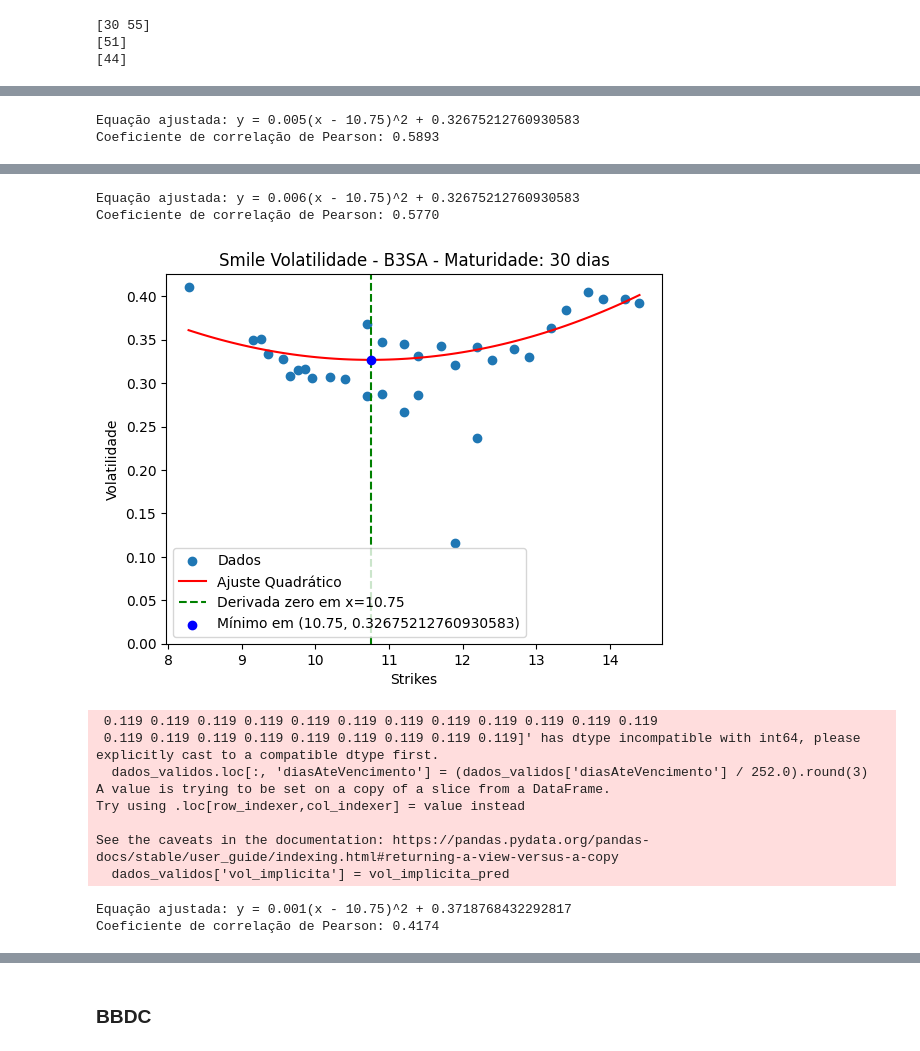
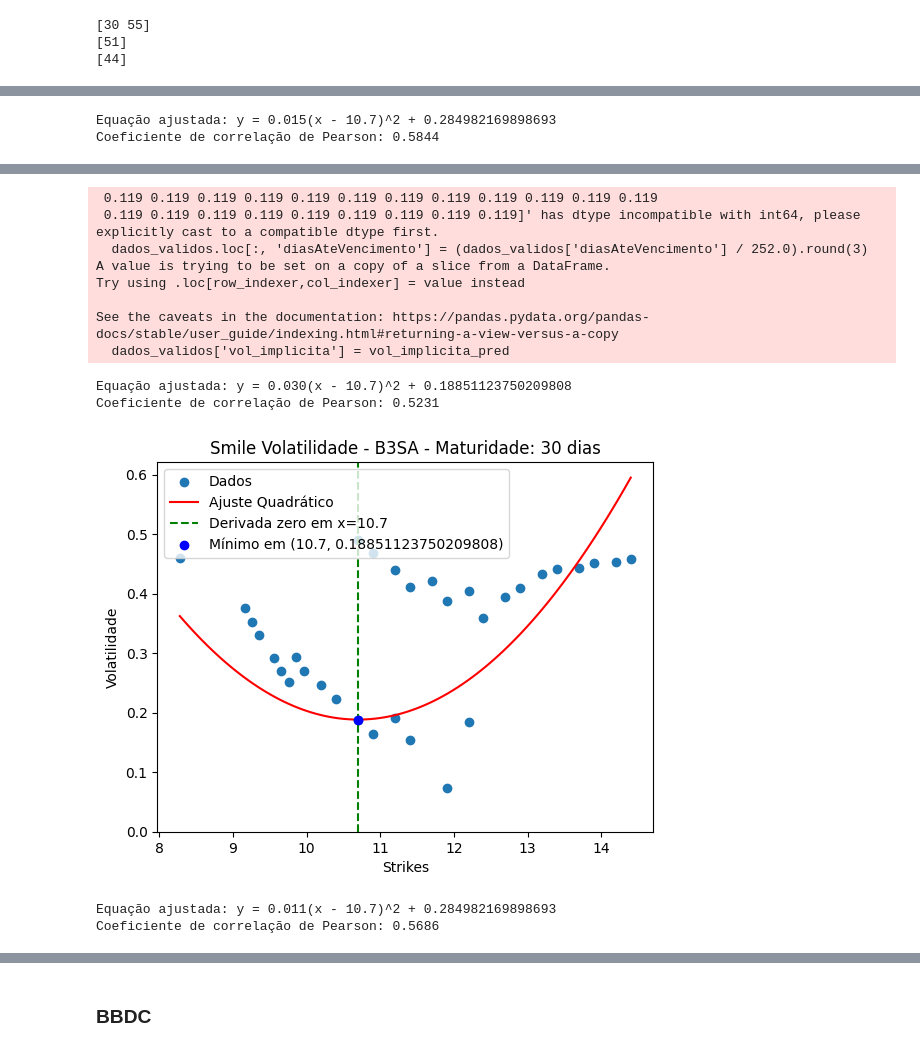
Before and after one commit to VitorSancho/IVOptionPredictor, a Jupyter notebook: projeto/src/MLApp/Avaliacao.ipynb, the cells around one changed output, grey strips where cells are left out. Cells and saved outputs as stored; diff of their text form; code cells hidden in the pictures.

Commit message:
finalizando avaliação dos modelos

```diff
--- a/projeto/src/MLApp/Avaliacao.ipynb
+++ b/projeto/src/MLApp/Avaliacao.ipynb
@@ -291,7 +317,11 @@ dados_b3_filtrado
 from joblib import load
 
 # Carregar o modelo salvo
-modelo_boost_carregado = load('random_forest_treinado.joblib')
+modelo_random_carregado = load('random_forest_treinado.joblib')
+
+modelo_boost_carregado = load('boost_treinado.joblib')
+
+modelo_redeneural_carregado = load('rede_neural.joblib')
 # %% [markdown]
 <h5>Segregando dados</h5>
 # %%
@@ -357,22 +387,24 @@ def fitar_superficie(dados: pd.DataFrame, dias_vencimento: int, spot: int, ativo
     x0 = spot
 
     if not predita:
-        dados_originais = dados[dados['dado_original'] == 1]
+        dados_originais = dados[(dados['dado_original'] == 1) & (dados['vol_implicita'] > 0)]
         diferencas = (dados_originais['strike'] - x0).abs()
         menor_diferenca = diferencas.min()
         registros_com_menor_diferenca = dados_originais[(diferencas == menor_diferenca)]
-        valor_mais_proximo = registros_com_menor_diferenca['vol_implicita'].mean()
+        valor_mais_proximo = registros_com_menor_diferenca['vol_implicita'].min()
     else:
-        diferencas = (dados['strike'] - x0).abs()
+        dados_diff = dados[dados['vol_implicita'] > 0]
+        diferencas = (dados_diff['strike'] - x0).abs()
         menor_diferenca = diferencas.min()
-        registros_com_menor_diferenca = dados[(diferencas == menor_diferenca)]
-        valor_mais_proximo = registros_com_menor_diferenca['vol_implicita'].mean()
+        registros_com_menor_diferenca = dados_diff[(diferencas == menor_diferenca)]
+        valor_mais_proximo = registros_com_menor_diferenca['vol_implicita'].min()
 
 
     # Obter o valor mais próximo
     # valor_mais_proximo = dados_no_vencimento.loc[indice_mais_proximo, 'vol_implicita']
 
     y0 = valor_mais_proximo
+    x0 = registros_com_menor_diferenca['strike'].min()
 
     # Ajustar a função quadrática com as restrições
     a, x0, y0 = fit_quadratic_with_minimum(x_data, y_data, x0, y0)
@@ -417,7 +449,7 @@ def fittar_superficie_com_predicoes_para_nao_convergentes(dados: pd.DataFrame, s
 
     features_dados_faltantes = dados_faltantes[['strike', 'diasAteVencimento', 'spot', 'taxaDeJuros', 'premio', 'callPut']].values
 
-    vol_implicita_pred = modelo_boost_carregado.predict(features_dados_faltantes)
+    vol_implicita_pred = modelo_random_carregado.predict(features_dados_faltantes)
 
     dados_faltantes['vol_implicita'] = vol_implicita_pred
 
@@ -872,24 +964,13 @@ plt.show()
 # %%
-# dados_b3_b3sa_04102024_dias_ate_vencimento_30 = dados_b3_b3sa_04_10_2024[dados_b3_b3sa_04_10_2024['diasAteVencimento'] == 30]
+# resultado
+dados_b3_itsa_04102024_dias_ate_vencimento_30 = dados_b3_b3sa_04_10_2024[dados_b3_b3sa_04_10_2024['diasAteVencimento'] == 30]
+fitar_superficie(dados_b3_itsa_04102024_dias_ate_vencimento_30, 30, spot_B3SA_04_10_2024, dados_b3_itsa_04102024_dias_ate_vencimento_30.iloc[0]['cod_neg'])
 
-# fitar_superficie(dados_b3_b3sa_04102024_dias_ate_vencimento_30, 30, spot_B3SA_04_10_2024, dados_b3_b3sa_04102024_dias_ate_vencimento_30.iloc[0]['cod_neg'])
+dados_b3_itsa_04102024_dias_ate_vencimento_30 = dados_b3_b3sa_04_10_2024[dados_b3_b3sa_04_10_2024['diasAteVencimento'] == 30]
+fittar_superficie_predita(dados_b3_itsa_04102024_dias_ate_vencimento_30, spot_B3SA_04_10_2024, 30)
 
-# fittar_superficie_com_predicoes_para_nao_convergentes(dados_b3_b3sa_04102024_dias_ate_vencimento_30, spot_B3SA_04_10_2024, 30)
-
-# fittar_superficie_predita(dados_b3_b3sa_04102024_dias_ate_vencimento_30, spot_B3SA_04_10_2024, 30)
-
-
-dados_b3_b3sa_04102024_dias_ate_vencimento_30 = dados_b3_b3sa_04_10_2024[dados_b3_b3sa_04_10_2024['diasAteVencimento'] == 30]
-
-fitar_superficie(dados_b3_b3sa_04102024_dias_ate_vencimento_30, 30, spot_B3SA_04_10_2024, dados_b3_b3sa_04102024_dias_ate_vencimento_30.iloc[0]['cod_neg'])
-
-dados_b3_b3sa_04102024_dias_ate_vencimento_30 = dados_b3_b3sa_04_10_2024[dados_b3_b3sa_04_10_2024['diasAteVencimento'] == 30]
-
-fittar_superficie_com_predicoes_para_nao_convergentes(dados_b3_b3sa_04102024_dias_ate_vencimento_30, spot_B3SA_04_10_2024, 30)
-
-dados_b3_b3sa_04102024_dias_ate_vencimento_30 = dados_b3_b3sa_04_10_2024[dados_b3_b3sa_04_10_2024['diasAteVencimento'] == 30]
-
-fittar_superficie_predita(dados_b3_b3sa_04102024_dias_ate_vencimento_30, spot_B3SA_04_10_2024, 30)
+dados_b3_itsa_04102024_dias_ate_vencimento_30 = dados_b3_b3sa_04_10_2024[dados_b3_b3sa_04_10_2024['diasAteVencimento'] == 30]
+fittar_superficie_com_predicoes_para_nao_convergentes(dados_b3_itsa_04102024_dias_ate_vencimento_30, spot_B3SA_04_10_2024, 30)
 # %% [output]
-Equação ajustada: y = 0.005(x - 10.75)^2 + 0.32675212760930583
-Coeficiente de correlação de Pearson: 0.5893
+Equação ajustada: y = 0.015(x - 10.7)^2 + 0.284982169898693
+Coeficiente de correlação de Pearson: 0.5844
@@ -897,13 +978,13 @@ Coeficiente de correlação de Pearson: 0.5893
-Equação ajustada: y = 0.006(x - 10.75)^2 + 0.32675212760930583
-Coeficiente de correlação de Pearson: 0.5770
+ 0.119 0.119 0.119 0.119 0.119 0.119 0.119 0.119 0.119 0.119 0.119 0.119
+ 0.119 0.119 0.119 0.119 0.119 0.119 0.119 0.119 0.119]' has dtype incompatible with int64, please explicitly cast to a compatible dtype first.
+  dados_validos.loc[:, 'diasAteVencimento'] = (dados_validos['diasAteVencimento'] / 252.0).round(3)
+A value is trying to be set on a copy of a slice from a DataFrame.
+Try using .loc[row_indexer,col_indexer] = value instead
+
+See the caveats in the documentation: https://pandas.pydata.org/pandas-docs/stable/user_guide/indexing.html#returning-a-view-versus-a-copy
+  dados_validos['vol_implicita'] = vol_implicita_pred
+Equação ajustada: y = 0.030(x - 10.7)^2 + 0.18851123750209808
+Coeficiente de correlação de Pearson: 0.5231
-[figure, old version]
+[figure, new version]
- 0.119 0.119 0.119 0.119 0.119 0.119 0.119 0.119 0.119 0.119 0.119 0.119
- 0.119 0.119 0.119 0.119 0.119 0.119 0.119 0.119 0.119]' has dtype incompatible with int64, please explicitly cast to a compatible dtype first.
-  dados_validos.loc[:, 'diasAteVencimento'] = (dados_validos['diasAteVencimento'] / 252.0).round(3)
-A value is trying to be set on a copy of a slice from a DataFrame.
-Try using .loc[row_indexer,col_indexer] = value instead
-
-See the caveats in the documentation: https://pandas.pydata.org/pandas-docs/stable/user_guide/indexing.html#returning-a-view-versus-a-copy
-  dados_validos['vol_implicita'] = vol_implicita_pred
-Equação ajustada: y = 0.001(x - 10.75)^2 + 0.3718768432292817
-Coeficiente de correlação de Pearson: 0.4174
+Equação ajustada: y = 0.011(x - 10.7)^2 + 0.284982169898693
+Coeficiente de correlação de Pearson: 0.5686
```
Also changed, not shown: parts of 59 cells of this notebook.
